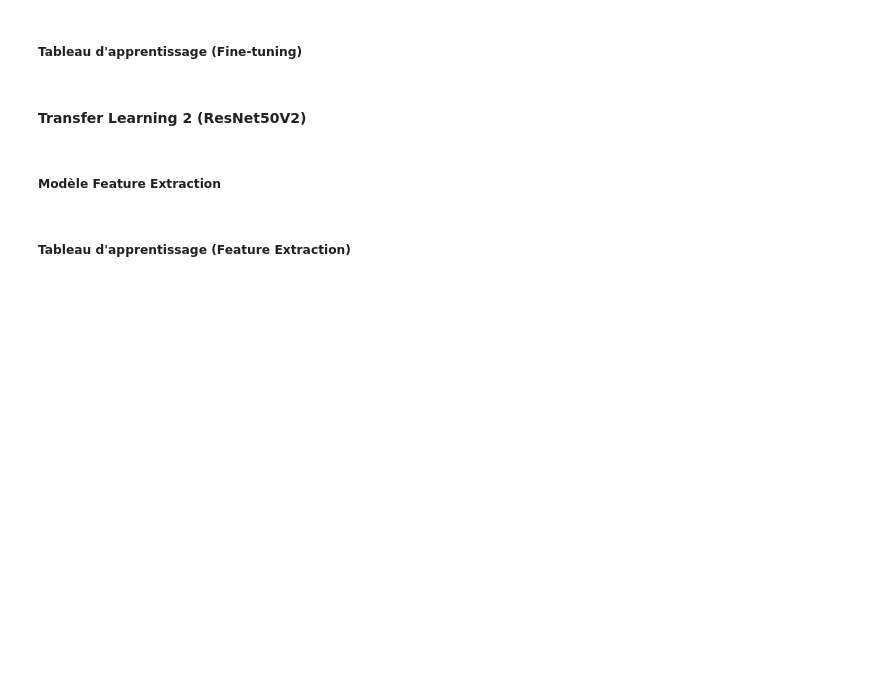
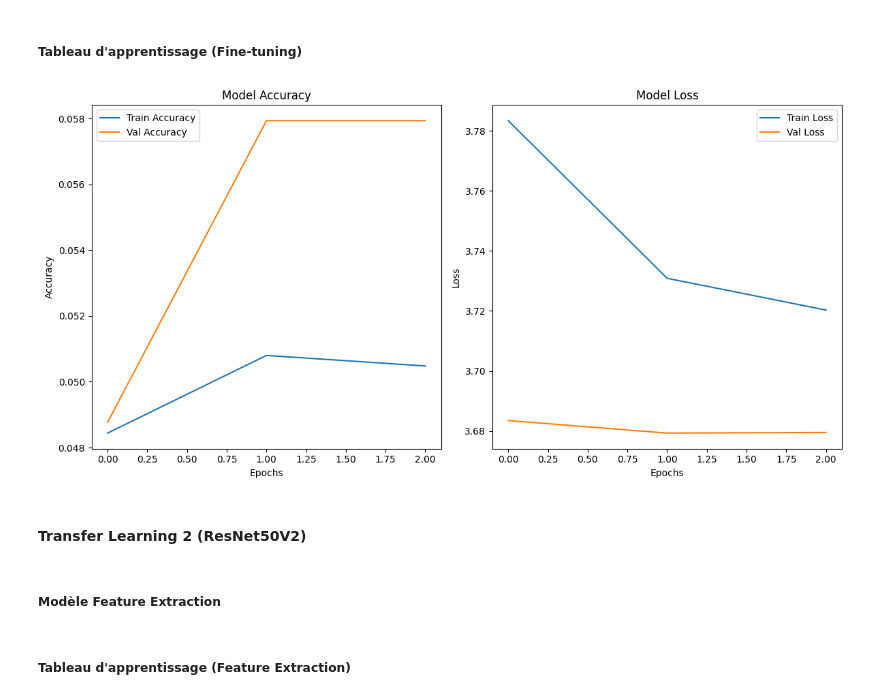
Before and after one commit to axelru26/Projet_Machine_Learning_Air_Drawing, a Jupyter notebook: Air_Drawing.ipynb, the cells around one changed output. Cells and saved outputs as stored; diff of their text form; code cells hidden in the pictures; blank space fills up the shorter version.

```diff
--- a/Air_Drawing.ipynb
+++ b/Air_Drawing.ipynb
@@ -65,6 +80,7 @@ __Classes :__
 - ByClass : 62 classes (déséquilibrées)
 # %%
 # Recupération des train_data de EMNITST
-train_data = pd.read_csv('./Datasets/emnist_datasets/emnist-byclass-train.csv', header=None, nrows=300000).to_numpy()
+#train_data = pd.read_csv('./Datasets/emnist_datasets/emnist-byclass-train.csv', header=None, nrows=300000).to_numpy()
+train_data = pd.read_csv('./Datasets/emnist_datasets/emnist-byclass-train.csv', header=None, nrows=50000).to_numpy()
 # Dataset Comprends 697 932 entrées, par raison de performances nous avons limités la charge à 300K.
 print(train_data.shape)
@@ -71,4 +89,5 @@ print(train_data.shape)
 # %%
 # Recupération des test_data de EMNITST
-test_data = pd.read_csv('./Datasets/emnist_datasets/emnist-byclass-test.csv', header=None).to_numpy()
+#test_data = pd.read_csv('./Datasets/emnist_datasets/emnist-byclass-test.csv', header=None).to_numpy()
+test_data = pd.read_csv('./Datasets/emnist_datasets/emnist-byclass-test.csv', header=None, nrows=30000).to_numpy()
 print(test_data.shape)
@@ -307,0 +373,5 @@ print(base_model.summary())
+# %%
+print("Training...")
+# Train the model using feature extraction (base model frozen)
+history = model_tle_tf.fit(train_ds, validation_data=test_ds, epochs=4, callbacks=[early_stopping], verbose=1)
+print("Training finish")
@@ -332,7 +441,38 @@ model_CNN1.fit(train_ds, validation_data=test_ds, epochs=fine_tune_epochs)
 # %% [markdown]
 ##### Tableau d'apprentissage (Fine-tuning)
 # %%
-# TO DO
+# Visualize the training history (accuracy and loss)
+def plot_training_history(history):
+    # Plot training & validation accuracy values
+    plt.figure(figsize=(12, 6))
+
+    plt.subplot(1, 2, 1)
+    plt.plot(history.history['accuracy'], label='Train Accuracy')
+    plt.plot(history.history['val_accuracy'], label='Val Accuracy')
+    plt.title('Model Accuracy')
+    plt.xlabel('Epochs')
+    plt.ylabel('Accuracy')
+    plt.legend()
+
+    # Plot training & validation loss values
+    plt.subplot(1, 2, 2)
+    plt.plot(history.history['loss'], label='Train Loss')
+    plt.plot(history.history['val_loss'], label='Val Loss')
+    plt.title('Model Loss')
+    plt.xlabel('Epochs')
+    plt.ylabel('Loss')
+    plt.legend()
+
+    plt.tight_layout()
+    plt.show()
+
+# Visualize the results after feature extraction
+plot_training_history(history)
+
+# If fine-tuning was performed, visualize it as well
+#plot_training_history(history_fine_tuning)
+# %% [output]
+[figure, added]
 # %% [markdown]
 #### Transfer Learning 2 (ResNet50V2)
 # %% [markdown]
```
Also changed, not shown: parts of 12 cells of this notebook.
